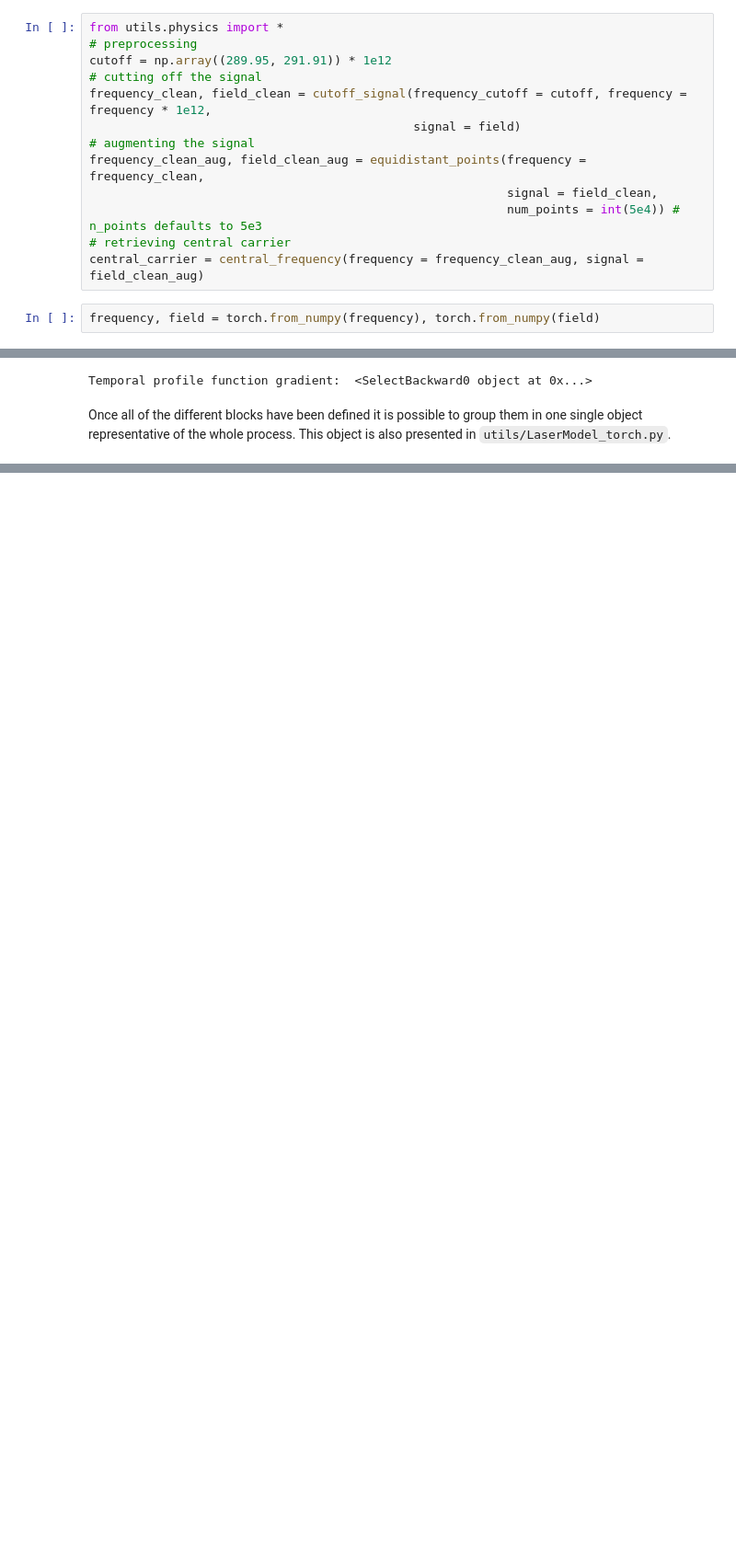
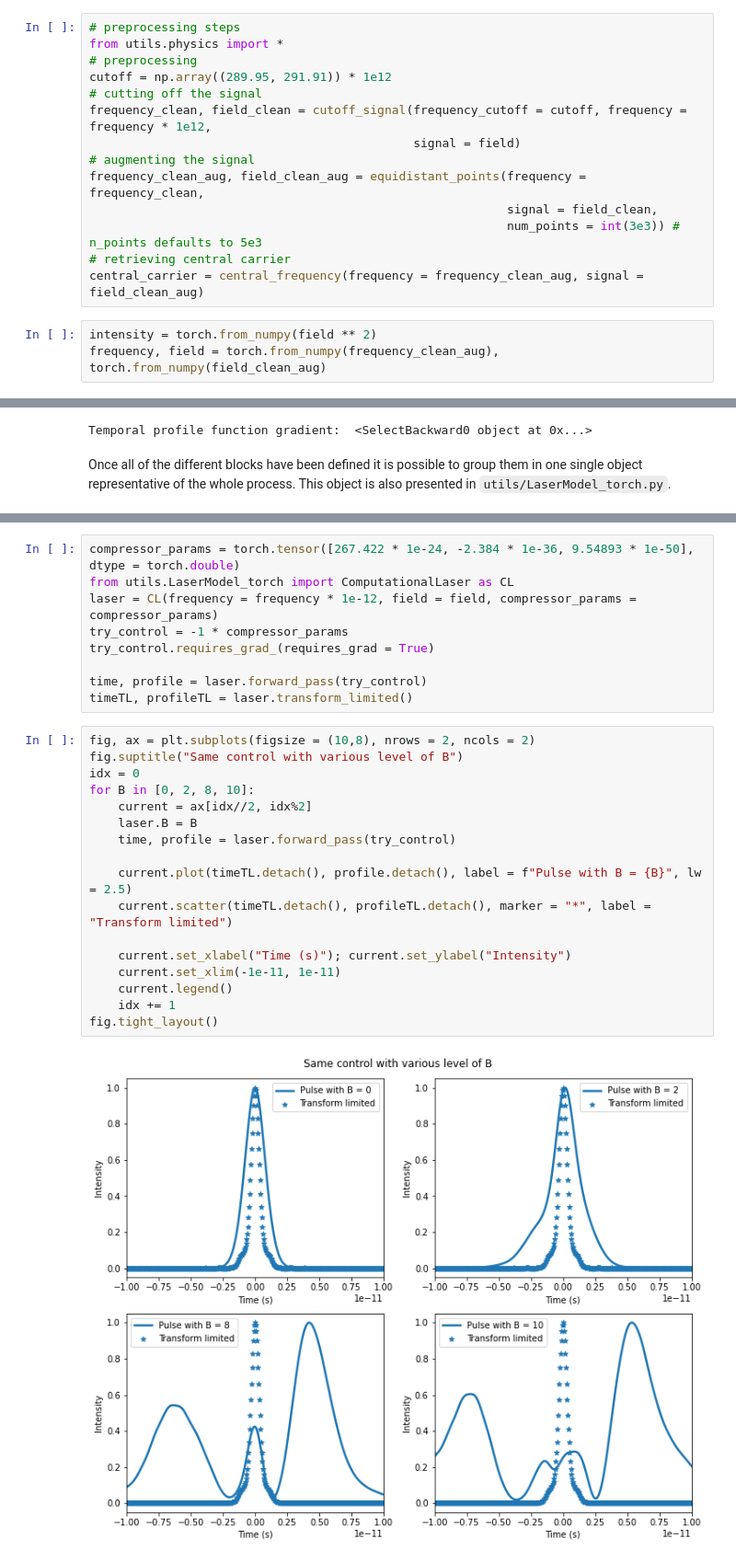
Before and after one commit to fracapuano/TempoRL, a Jupyter notebook: notebooks/SemiPhysicalModel_v2.ipynb, the cells around one changed output, grey strips where cells are left out. Shown at 92% size. Drawn from its saved outputs; the diff is of its cells as text; blank space fills up the shorter version.

```diff
--- a/notebooks/SemiPhysicalModel_v2.ipynb
+++ b/notebooks/SemiPhysicalModel_v2.ipynb
@@ -59,6 +59,7 @@ field = np.sqrt(intensity)
 # %% [markdown]
 Once the data are ingested it is possible to elaborate them as usual (i.e., using already defined methods) since no differential information about this step is necessary.
 # %%
+# preprocessing steps
 from utils.physics import *
 # preprocessing
 cutoff = np.array((289.95, 291.91)) * 1e12
@@ -68,11 +69,12 @@ frequency_clean, field_clean = cutoff_signal(frequency_cutoff = cutoff, frequenc
 # augmenting the signal
 frequency_clean_aug, field_clean_aug = equidistant_points(frequency = frequency_clean,
                                                           signal = field_clean,
-                                                          num_points = int(5e4)) # n_points defaults to 5e3
+                                                          num_points = int(3e3)) # n_points defaults to 5e3
 # retrieving central carrier
 central_carrier = central_frequency(frequency = frequency_clean_aug, signal = field_clean_aug)
 # %%
-frequency, field = torch.from_numpy(frequency), torch.from_numpy(field)
+intensity = torch.from_numpy(field ** 2)
+frequency, field = torch.from_numpy(frequency_clean_aug), torch.from_numpy(field_clean_aug)
 # %% [markdown]
 The following functions take care of modelling the first block of the computational graph, the one that takes as input the control quantities (whose gradient must be used) and outputs the physical entity that is necessary to use, i.e. $\varphi_S$.
 
@@ -241,0 +241,28 @@ class Computational_Laser:
+# %%
+compressor_params = torch.tensor([267.422 * 1e-24, -2.384 * 1e-36, 9.54893 * 1e-50], dtype = torch.double)
+from utils.LaserModel_torch import ComputationalLaser as CL
+laser = CL(frequency = frequency * 1e-12, field = field, compressor_params = compressor_params)
+try_control = -1 * compressor_params
+try_control.requires_grad_(requires_grad = True)
+
+time, profile = laser.forward_pass(try_control)
+timeTL, profileTL = laser.transform_limited()
+# %%
+fig, ax = plt.subplots(figsize = (10,8), nrows = 2, ncols = 2)
+fig.suptitle("Same control with various level of B")
+idx = 0
+for B in [0, 2, 8, 10]:
+    current = ax[idx//2, idx%2]
+    laser.B = B
+    time, profile = laser.forward_pass(try_control)
+
+    current.plot(timeTL.detach(), profile.detach(), label = f"Pulse with B = {B}", lw = 2.5)
+    current.scatter(timeTL.detach(), profileTL.detach(), marker = "*", label = "Transform limited")
+
+    current.set_xlabel("Time (s)"); current.set_ylabel("Intensity")
+    current.set_xlim(-1e-11, 1e-11)
+    current.legend()
+    idx += 1
+fig.tight_layout()
+# %% [output]
+[figure, added]
```
Also changed, not shown: parts of 11 cells of this notebook, 1 other file.
